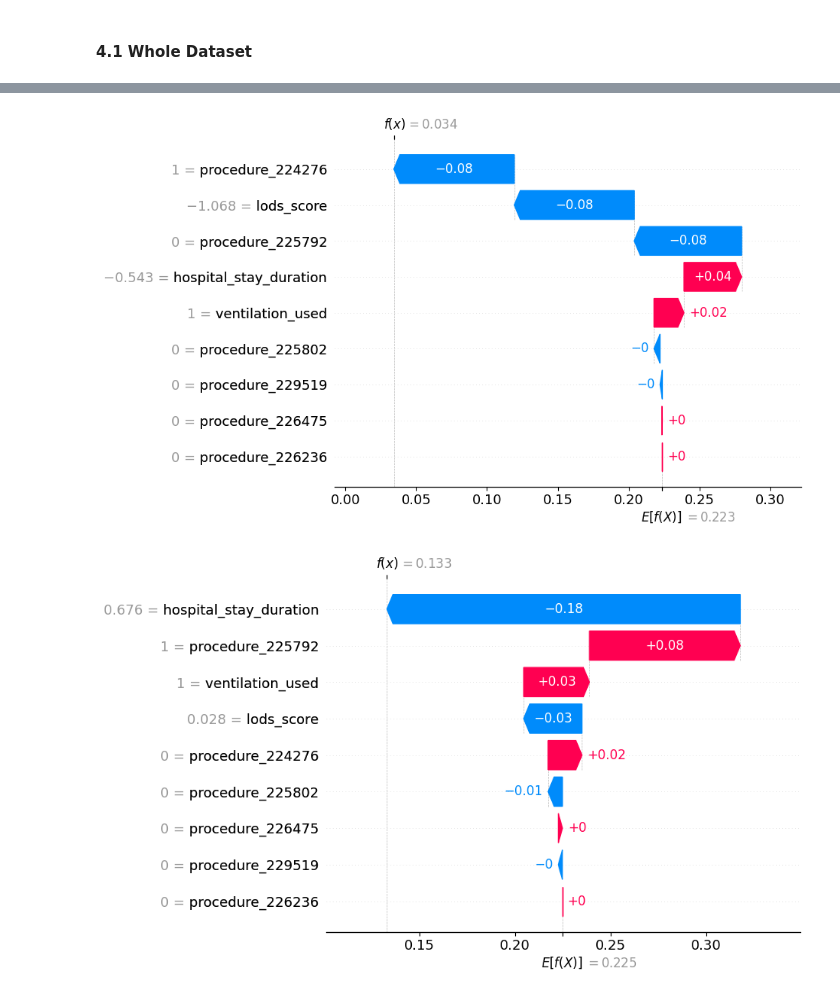
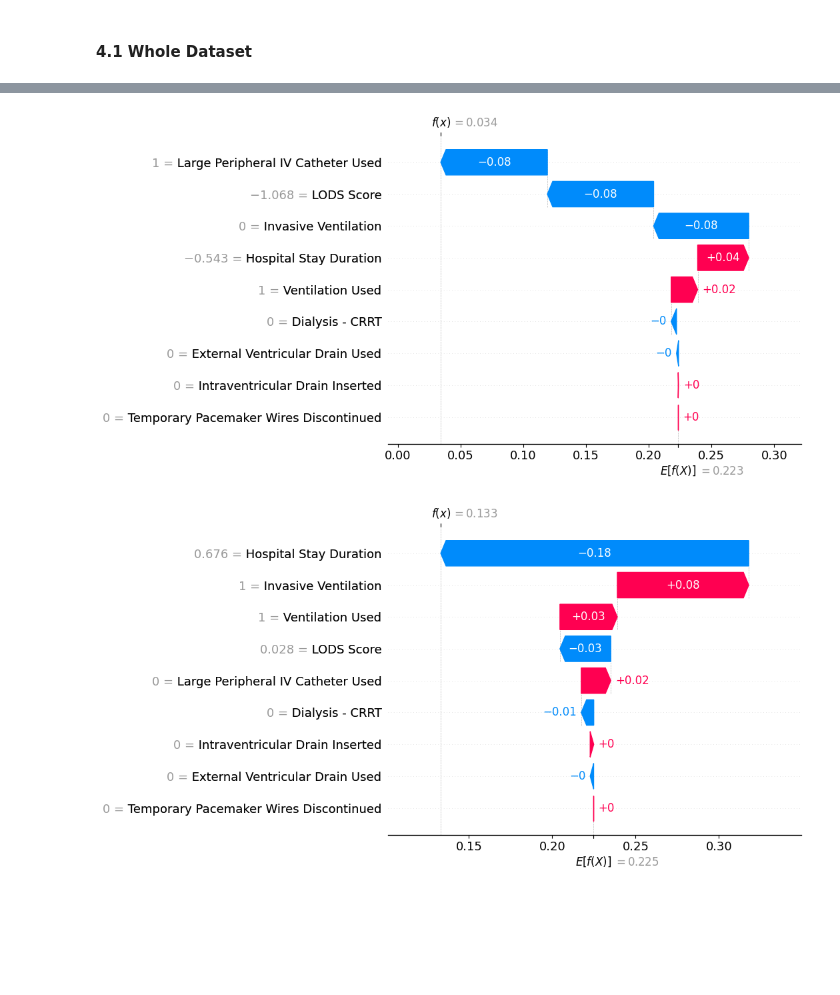
Before and after one commit to TGChenZP/COMP90089__GroupWork__Py, a Jupyter notebook: notebooks/FinalResults.ipynb, the cells around one changed output, grey strips where cells are left out. Cells and saved outputs as stored; diff of their text form; code cells hidden in the pictures; blank space fills up the shorter version.

Commit message:
fix: add plots and plot with name

```diff
--- a/notebooks/FinalResults.ipynb
+++ b/notebooks/FinalResults.ipynb
@@ -1005,10 +1021,37 @@ def get_test_evaluation_statistics(model, feature_ordering, feature_input, data)
+# %%
+gender_columns = list(set(column for column in train_data.columns if 'gender' in column))
+# %%
+race_columns = dd(list)
+for column in train_data.columns:
+    if column in ['race_UNABLE TO OBTAIN', 'race_UNKNOWN', 'race_PATIENT DECLINED TO ANSWER']:
+      continue
+    if 'race' in column:
+      if 'BLACK' in column:
+        race_columns[column.split('-')[0].split('/')[0].strip()].append(column)
+      else:
+        race_columns[column.split('-')[0].strip()].append(column)
+
+for race_column in race_columns:
+  test_data[race_column] = test_data[race_columns[race_column]].sum(axis=1)
 # %%
 test_set_metrics = {}
 dataset_names = ['train_data', 'test_data']
+datasets = [train_data, test_data]
 
-for i, dataset in enumerate([train_data, test_data]):
-    pred_y, pred_prob_y, accuracy, precision, sensitivity, specificity, npv, aps, aucs, f1 = get_test_evaluation_statistics(Final_Model, features_ordering, curve_input_features['Transformer'], dataset)
-    test_set_metrics[dataset_names[i]] = {'accuracy': accuracy, 'precision': precision, 'sensitivity': sensitivity, 'specificity': specificity, 'npv': npv, 'aucs': aucs, 'aps': aps, 'f1_score': f1}
+for equality_column in gender_columns:
+  dataset_names.append('test_data_'+equality_column)
+  datasets.append(test_data[test_data[equality_column] == 1])
+
+for equality_column in race_columns:
+  dataset_names.append('test_data_'+equality_column)
+  datasets.append(test_data[test_data[equality_column] == 1])
+
+for i, dataset in enumerate(datasets):
+    if len(set(datasets[i]['mortality_status'])) == 1:
+      print(f'only one class for {dataset_names[i]}')
+      continue
+    pred_y, pred_prob_y, accuracy, precision, sensitivity, specificity, npv, aps, aucs, f1, n = get_test_evaluation_statistics(Final_Model, features_ordering, curve_input_features['Transformer'], dataset)
+    test_set_metrics[dataset_names[i]] = {'accuracy': accuracy, 'precision': precision, 'sensitivity': sensitivity, 'specificity': specificity, 'npv': npv, 'aucs': aucs, 'aps': aps, 'f1_score': f1, 'n': n}
 
 test_set_metrics
 # %% [output]
@@ -1175,8 +1224,8 @@ def model_predict(data):
     return Final_Model.predict_proba(data)
 
 # First type of explainer (use this if Final_Model is not a tree-based model)
-explainer = shap.Explainer(model_predict, test_data[list(features_ordering[curve_input_features['Transformer']])])
-shap_values = explainer(test_data[list(features_ordering[curve_input_features['Transformer']])])
+explainer = shap.Explainer(model_predict, test_data[list(renamed_final_features.values())])
+shap_values = explainer(test_data[list(renamed_final_features.values())])
 # %% [markdown]
 #### 4.1 Whole Dataset
 # %%
@@ -1199,22 +1248,22 @@ shap.summary_plot(shap_values[:, :, 1], test_data[list(features_ordering[curve_i
 # %%
 # Get predicted probabilities for the test dataset (assume binary classification, class 1 probability)
-predicted_probabilities = model_predict(test_data[list(features_ordering[curve_input_features['Transformer']])])[:, 1]
+predicted_probabilities = model_predict(test_data[list(renamed_final_features.values())])[:, 1]
 
 count = 0
 # Loop through the predictions and display SHAP waterfall plots for those with probability > 0.5
 for i in range(len(predicted_probabilities)):
 
     if predicted_probabilities[i] < 0.5:  # Check if probability is greater than 0.5
 
         # Create a waterfall plot for the selected prediction
         shap.waterfall_plot(shap_values[i][:, 1])
 
         plt.show()
 
         count += 1
 
     if count > 10:
       break
 # %% [output]
-[figure, old version]
+[figure, new version]
-[figure, old version]
+[figure, new version]
```
Also changed, not shown: parts of 22 cells of this notebook, 17 other files.
